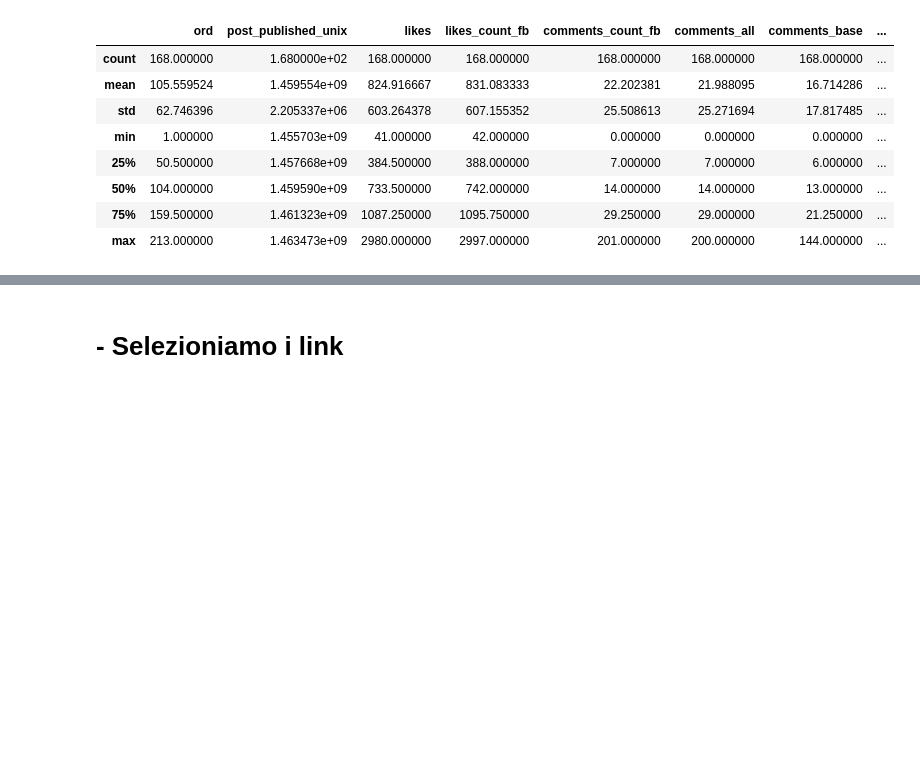
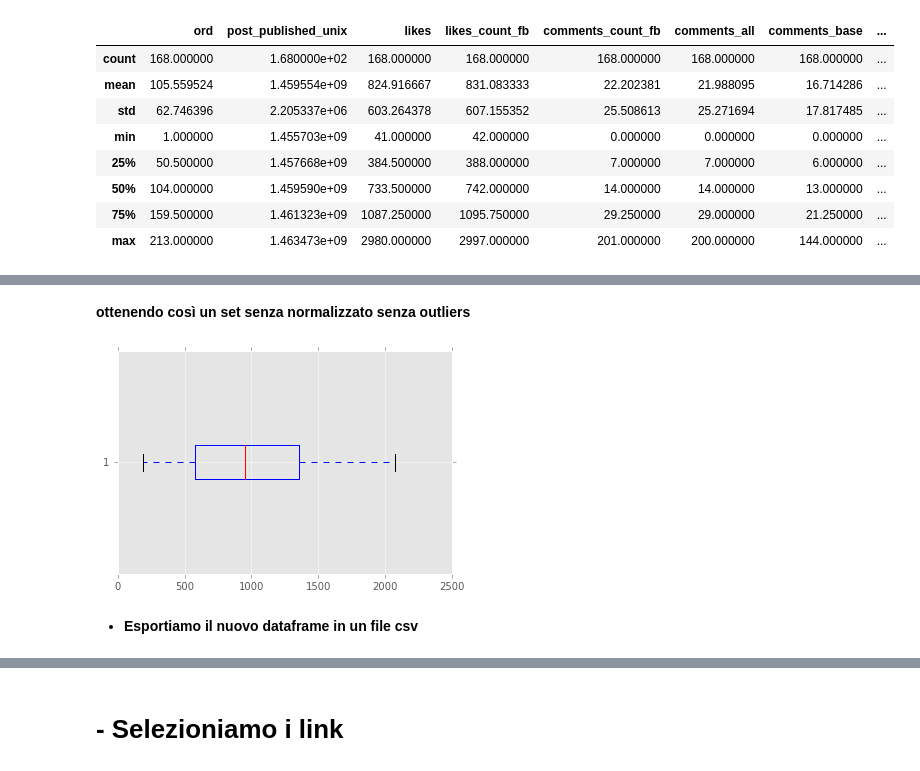
Before and after one commit to marcogoldin/data_science, a Jupyter notebook: mibact_facebook/MIBACT Facebook Fan Page - Post 17 feb - 17 maggio 2016.ipynb, the cells around one changed output, grey strips where cells are left out. Saved outputs shown, nothing was run; the diff lists cells and outputs as text; code cells hidden in the pictures; blank space fills up the shorter version.

```diff
--- a/mibact_facebook/MIBACT Facebook Fan Page - Post 17 feb - 17 maggio 2016.ipynb
+++ b/mibact_facebook/MIBACT Facebook Fan Page - Post 17 feb - 17 maggio 2016.ipynb
@@ -328,0 +309,4 @@ mib_photo.plot.scatter(x='likes', y='shares')
+# %%
+mib_photo_eng_norm = mib_photo.loc[mib_photo['engagement'] >= 185]
+mib_photo_eng_norm2 = mib_photo_eng_norm.loc[mib_photo_eng_norm['engagement'] <= 2153  ]
+print(mib_photo_eng_norm2.count())
@@ -328,0 +343,10 @@ mib_photo.plot.scatter(x='likes', y='shares')
+# %% [markdown]
+**ottenendo così un set senza normalizzato senza outliers**
+# %%
+mib_photo_norm_engagement = mib_photo_eng_norm2['engagement']
+mib_photo_norm_engagement
+mib_photo_norm_boxplt = plt.boxplot(mib_photo_norm_engagement, 0, 'rs', 0)
+# %% [output]
+[figure, added]
+# %% [markdown]
+- **Esportiamo il nuovo dataframe in un file csv**
```
Also changed, not shown: parts of 41 cells of this notebook.
